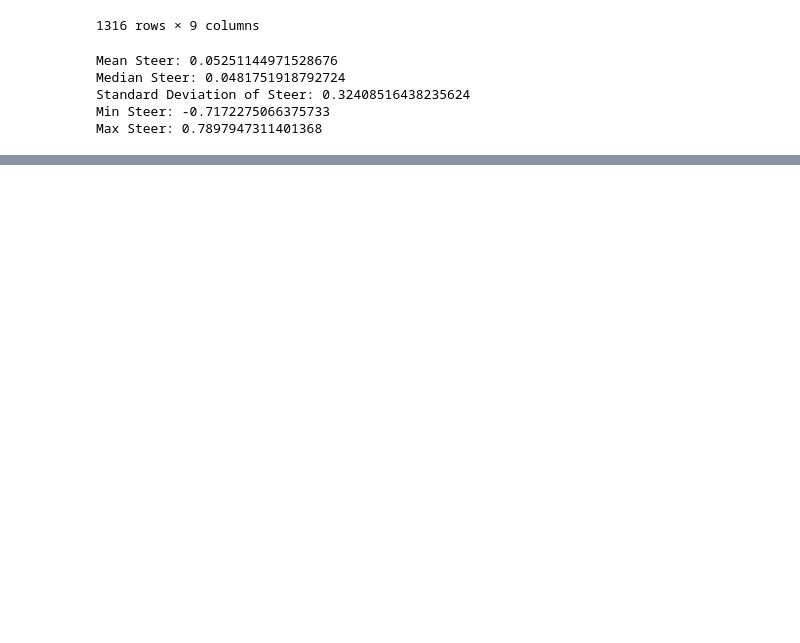
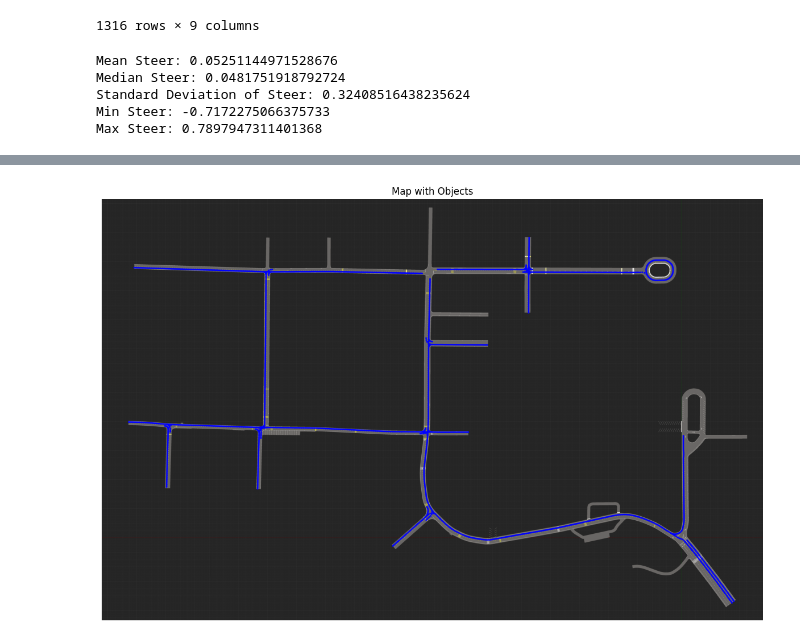
Before and after one commit to PoohNB/self-driving-sb3, a Jupyter notebook: notebook/playing_notbook.ipynb, the cells around one changed output, grey strips where cells are left out. Cells and saved outputs as stored; diff of their text form; code cells hidden in the pictures; blank space fills up the shorter version.

```diff
--- a/notebook/playing_notbook.ipynb
+++ b/notebook/playing_notbook.ipynb
@@ -481,0 +543,4 @@ K_0 in
+# %%
+vmap.plot(show_index=False)
+# %% [output]
+[figure, added]
```
Also changed, not shown: parts of 48 cells of this notebook, 16 other files.
